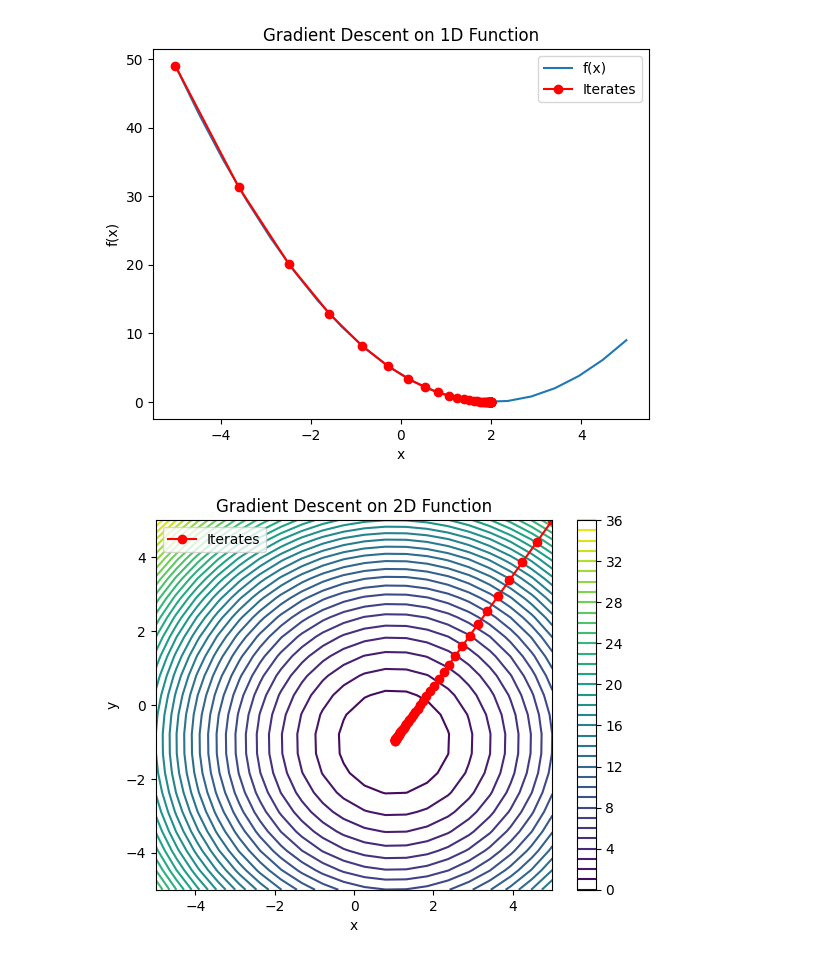
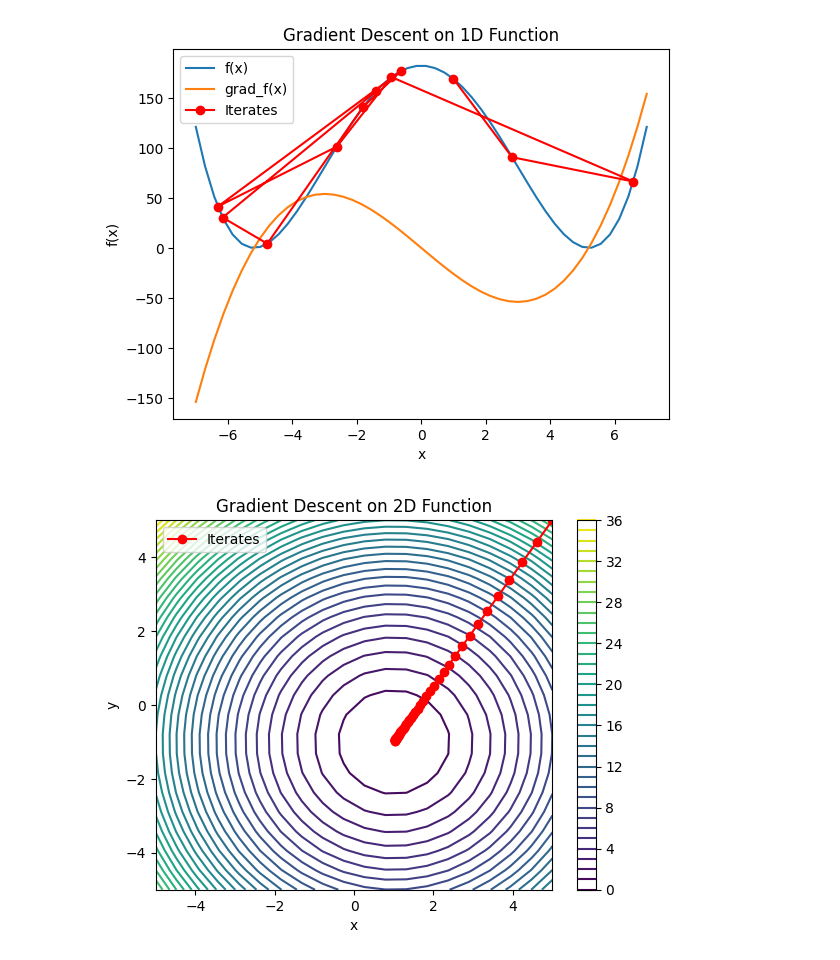
Before and after one commit to JeremieSefo/How-far-can-Mathematics-Go__Applied-Maths, a Jupyter notebook: gradient descent.ipynb, the cells around one changed output. Saved outputs shown, nothing was run; the diff lists cells and outputs as text; code cells hidden in the pictures.

Commit message:
initial guess 0 do not move

```diff
--- a/gradient descent.ipynb
+++ b/gradient descent.ipynb
@@ -5 +9,20 @@ import matplotlib.pyplot as plt
+# %%
+# Define 1D and 2D convex functions and their gradients
+def f0_1d(x): #convex
+    return x**2 - 4*x + 4
+
+def grad_f0_1d(x):
+    return 2*x - 4
+
+def f1_1d(x): #nonconvex
+    return .25 *  (x**2 - 27)**2
+
+def grad_f1_1d(x):
+    return x * (x**2 - 27)
+
+def f2d(x, y):
+    return .5 * (x - 1)**2 + .5 * (y + 1)**2
+
+def grad_f2d(x, y):
+    return np.array([x - 1, y + 1])
 # %%
@@ -36,20 +69,30 @@ def gradient_descent_2d(f, grad_f, x0, learning_rate, max_iter):
+# %%
+# Plotting function for 1D function
+def plot_1d(f, grad_f, history):
+    x_vals = np.linspace(-7, 7, 50)
+    y_vals = f(x_vals)
+    plt.plot(x_vals, y_vals, label='f(x)')
+    plt.plot(x_vals, grad_f(x_vals), label='grad_f(x)')
+    plt.plot(history, [f(x) for x in history], 'ro-', label='Iterates')
+    plt.xlabel('x')
+    plt.ylabel('f(x)')
+    plt.legend()
+    plt.title('Gradient Descent on 1D Function')
+    plt.show()
+
+# Initial parameters
+x0_1d = 1
+learning_rate_1d = 0.07
+max_iter = 10
+
+# Perform Gradient Descent on 1D function
+functions_and_grad_1D = [[f0_1d, grad_f0_1d], [f1_1d, grad_f1_1d]]
+[f, grad_f] = functions_and_grad_1D[1]
+final_x_1d, history_1d = gradient_descent_1d(f, grad_f, x0_1d, learning_rate_1d, max_iter)
+plot_1d(f, grad_f, history_1d)
+# %% [output]
+[figure, added]
 # %%
-
-
-
-
-# Plotting function for 1D function
-def plot_1d(f, history):
-    x_vals = np.linspace(-5, 5, 20)
-    y_vals = f(x_vals)
-    plt.plot(x_vals, y_vals, label='f(x)')
-    plt.plot(history, [f(x) for x in history], 'ro-', label='Iterates')
-    plt.xlabel('x')
-    plt.ylabel('f(x)')
-    plt.legend()
-    plt.title('Gradient Descent on 1D Function')
-    plt.show()
-
 # Plotting function for 2D function
 def plot_2d(f, history):
     x_vals = np.linspace(-5, 5, 20)
@@ -67,14 +110,7 @@ def plot_2d(f, history):
     plt.colorbar()
     plt.show()
 
-# Initial parameters
-x0_1d = -5
-learning_rate_1d = 0.1
-max_iter = 50
 
-# Perform Gradient Descent on 1D function
-final_x_1d, history_1d = gradient_descent_1d(f1d, grad_f1d, x0_1d, learning_rate_1d, max_iter)
-plot_1d(f1d, history_1d)
 
 # Initial parameters for 2D function
 x0_2d = np.array([5, 5])
@@ -84,7 +120,6 @@ learning_rate_2d = 0.1
 final_x_2d, history_2d = gradient_descent_2d(f2d, grad_f2d, x0_2d, learning_rate_2d, max_iter)
 plot_2d(f2d, history_2d)
 # %% [output]
-[figure, old version]
+[figure, new version]
-[figure, removed]
 # %%
 #C:\Users\sefojere\AppData\Local\miniconda3\envs\howfar
```
Also changed, not shown: parts of 4 cells of this notebook, 1 other file.
